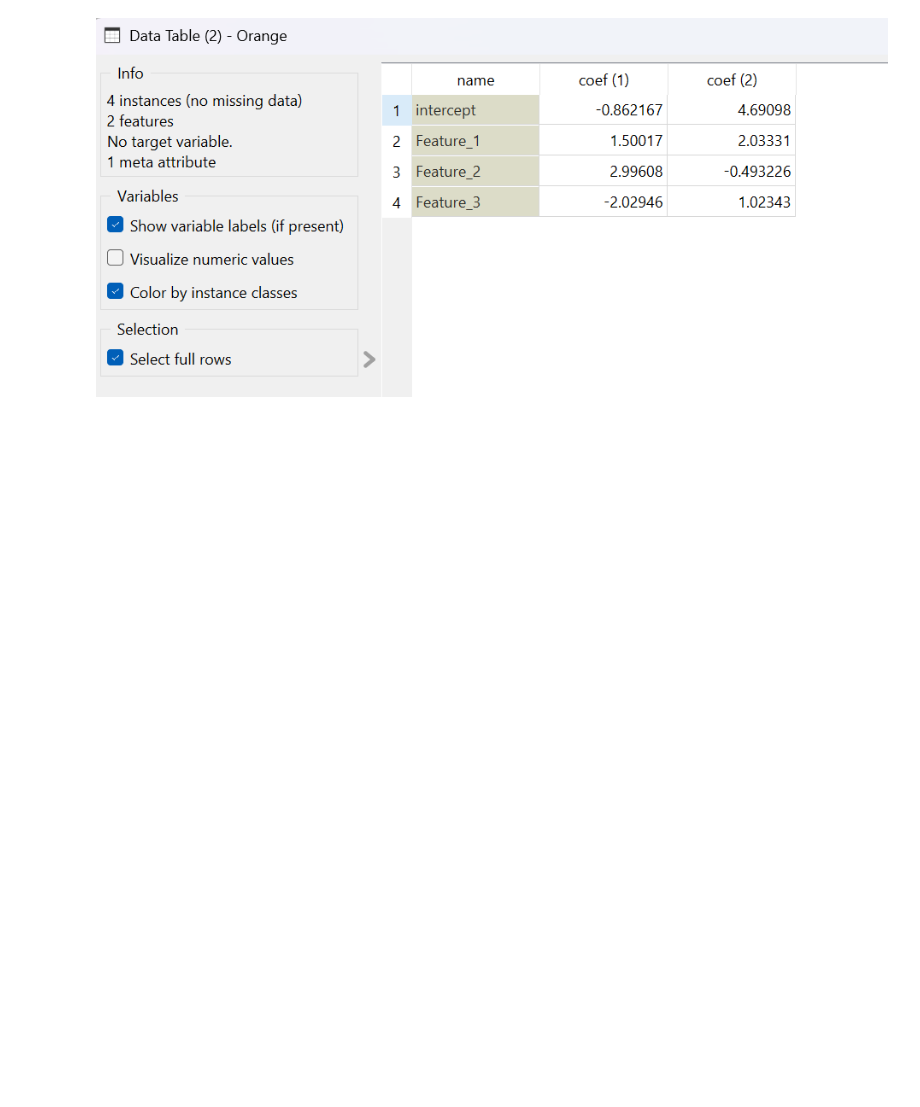
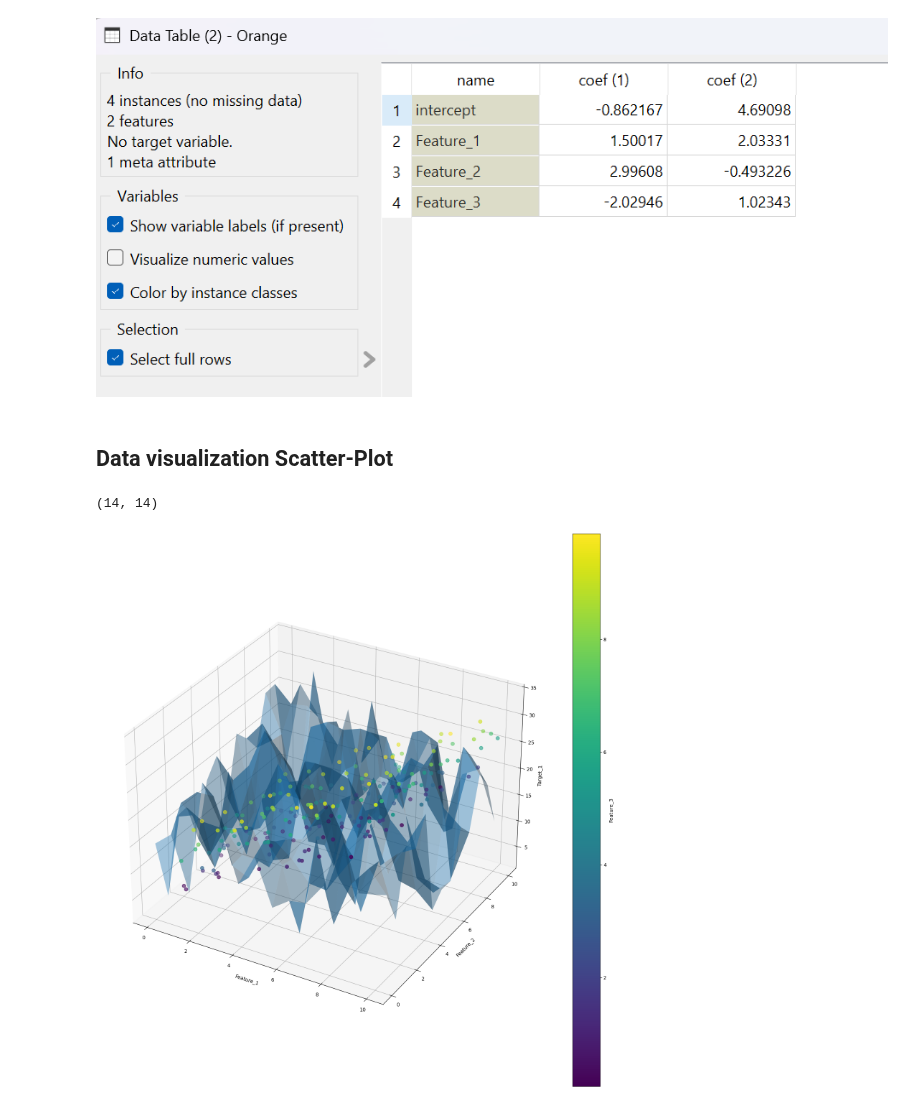
Before and after one commit to sujeet-banerjee/colab-genai-scratch, a Jupyter notebook: Linear_Regression_Pytorch.ipynb, the cells around one changed output. Saved outputs shown, nothing was run; the diff lists cells and outputs as text; code cells hidden in the pictures; blank space fills up the shorter version.

Commit message:
Added a plot.

```diff
--- a/Linear_Regression_Pytorch.ipynb
+++ b/Linear_Regression_Pytorch.ipynb
@@ -108,9 +75,9 @@ for epoch in range(itr):
   loss.backward(retain_graph=True, create_graph=True
                 )
 
-  if epoch % 10 == 0:
-    print(f"\n\nEpoch={epoch} ; \nW.grad=\n{W.grad}, \nb.grad=\n{b.grad} |  \nLoss = {loss}")
-    print(f">>>>> W=\n{W}, \n>>>>> b=\n{b} ")
+  # if epoch % 10 == 0:
+  #   print(f"\n\nEpoch={epoch} ; \nW.grad=\n{W.grad}, \nb.grad=\n{b.grad} |  \nLoss = {loss}")
+  #   print(f">>>>> W=\n{W}, \n>>>>> b=\n{b} ")
 
   with torch.no_grad():
     # some silly error will misguide you, if you forgot requires_grad = True
@@ -121,12 +88,11 @@ for epoch in range(itr):
     # If you move this block out of 'no_grad'
     # RuntimeError: a leaf Variable that requires grad
     # is being used in an in-place operation.
-
-    # That USUALLY is the most F***King error one would do...
-    # Bloody making that freaking W AN B both ZEORRRRO
+    # That USUALLY is the most ***King error one would face...
+    # That is, making the parameters W AN B both ZEORRRRO, instead of their grads!
     # W.zero_()
     # b.zero_()
 
-    # MAKE THE FU**ER GRADS ZERO... NOT THE WEIGHTS AND BIASES!
+    # MAKE THE GRADS ZERO... NOT THE WEIGHTS AND BIASES!
     W.grad.zero_()
     b.grad.zero_()
@@ -157,3 +106,45 @@ RMSE FINAL=  tensor(4.6991, dtype=torch.float64)
 ![Screenshot 2025-11-25 000102.png](embedded-picture-1)
 # %% [markdown]
 ![Screenshot 2025-11-25 000051.png](embedded-picture-1)
+# %% [markdown]
+## Data visualization Scatter-Plot
+# %%
+import matplotlib.pyplot as plt
+
+# Pairwise plotting won't work for a three-feature LR.
+# plt.scatter(x=data['Feature_1'], y= data['Target_1'])
+# plt.show()
+
+from mpl_toolkits.mplot3d import Axes3D as a3
+
+#Make scale:
+x1_scale, x2_scale = \
+  np.linspace(data['Feature_1'].values.min(), data['Feature_1'].values.max(), 14), \
+  np.linspace(data['Feature_2'].values.min(), data['Feature_2'].values.max(), 14)
+
+# Not very effective, as the predicted plots need to be 2D planes
+# Forcing the y_hat to be chosen as 14 x 14 = 196!
+grid_x1, grid_x2 = np.meshgrid(x1_scale, x2_scale)
+grid_y = Y_hat.detach()[0:196,0].reshape(grid_x1.shape)
+print(grid_x1.shape)
+
+fig = plt.figure(figsize=(20,20))
+ax = fig.add_subplot(111, projection='3d')
+
+# Scatter
+scatter = ax.scatter3D(data.Feature_1, data.Feature_2, data.Target_1,
+             c=data.Feature_3, cmap='viridis', s=50)
+
+# Label the fields, Axis and ticks
+ax.set_xlabel('Feature_1')
+ax.set_ylabel('Feature_2')
+ax.set_zlabel('Target_1')
+plt.colorbar(scatter, label="Feature_3")
+
+# Plot the Regression-Plane
+ax.plot_surface(grid_x1, grid_x2, grid_y, alpha=0.4)
+
+plt.show()
+# %% [output]
+(14, 14)
+[figure, added]
```
Also changed, not shown: parts of 6 cells of this notebook.
